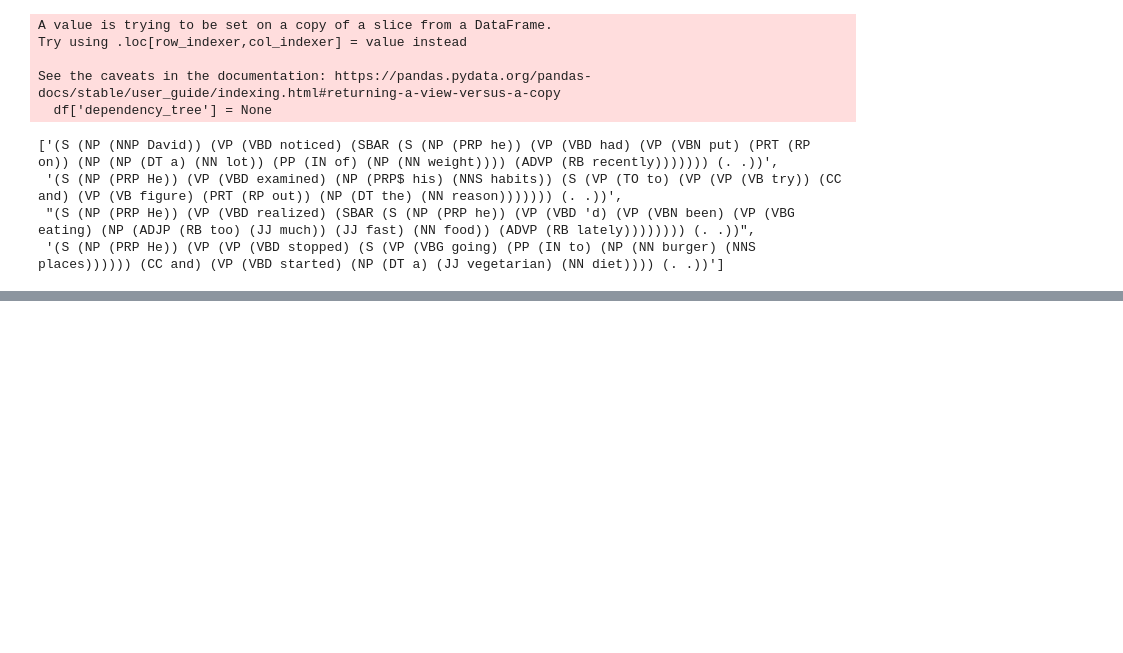
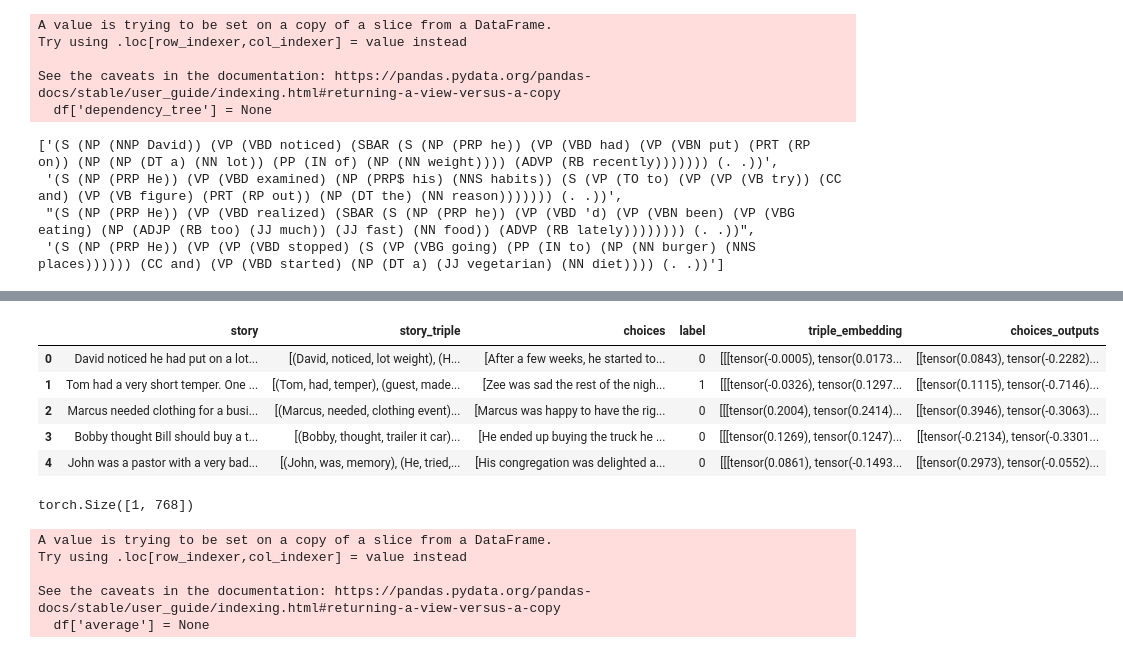
Before and after one commit to sveinerss/w266_project, a Jupyter notebook: dependency/Dependency_Graph.ipynb, the cells around one changed output, grey strips where cells are left out. Drawn from its saved outputs; the diff is of its cells as text; code cells hidden in the pictures; blank space fills up the shorter version.

```diff
--- a/dependency/Dependency_Graph.ipynb
+++ b/dependency/Dependency_Graph.ipynb
@@ -379,0 +398,3 @@ Incorrect Ending: Tom sat on his couch filled with regret about his actions.
+# %%
+sample_train = df_graph(train_df[0:5])
+sample_train
@@ -379,0 +413,47 @@ Incorrect Ending: Tom sat on his couch filled with regret about his actions.
+# %%
+def tokenize_for_cosine(df):
+  df['triple_embedding']= None
+  df['choices_outputs']= None
+  for index, row in df.iterrows():
+    encoded_triples = []
+    for triple in df.at[index,'story_triple']:
+        encoded_triple = tokenizer([triple[0], triple[1], triple[2]], is_split_into_words = True, return_tensors='pt', padding=True, truncation=True)
+        # encoded_triple = tokenizer(triple[0], triple[1], triple[2], return_tensors='pt', padding=True, truncation=True)
+        encoded_triples.append(encoded_triple)
+    # Pass encoded triples through BERT
+    with torch.no_grad():
+        embeddings = []
+        for encoded_triple in encoded_triples:
+            input_ids = encoded_triple['input_ids'].to(model.device)
+            attention_mask = encoded_triple['attention_mask'].to(model.device)
+            token_type_ids = encoded_triple['token_type_ids'].to(model.device)
+
+            outputs = model(input_ids=input_ids, attention_mask=attention_mask, token_type_ids=token_type_ids)
+            pooled_output = torch.mean(outputs.last_hidden_state, dim=1)  # Mean pooling
+            embeddings.append(pooled_output)
+
+        df.at[index,'triple_embedding'] = embeddings
+
+    choice_output = []
+    for choice in df.at[index,'choices']:
+      encoded_sentence = tokenizer(choice, return_tensors='pt', padding=True, truncation=True)  # Change here
+      with torch.no_grad():
+        outputs = model(**encoded_sentence)
+        pooled_output = torch.mean(outputs.last_hidden_state, dim=1).squeeze()
+        choice_output.append(pooled_output)
+    df.at[index,'choices_outputs'] = choice_output
+  return df
+# %%
+token_sample_train = tokenize_for_cosine(sample_train)
+token_sample_train
+# %% [output]
+|  | story | story_triple | choices | label | triple_embedding | choices_outputs |
+| 0 | David noticed he had put on a lot... | [(David, noticed, lot weight), (H... | [After a few weeks, he started to... | 0 | [[[tensor(-0.0005), tensor(0.0173... | [[tensor(0.0843), tensor(-0.2282)... |
+| 1 | Tom had a very short temper. One ... | [(Tom, had, temper), (guest, made... | [Zee was sad the rest of the nigh... | 1 | [[[tensor(-0.0326), tensor(0.1297... | [[tensor(0.1115), tensor(-0.7146)... |
+| 2 | Marcus needed clothing for a busi... | [(Marcus, needed, clothing event)... | [Marcus was happy to have the rig... | 0 | [[[tensor(0.2004), tensor(0.2414)... | [[tensor(0.3946), tensor(-0.3063)... |
+| 3 | Bobby thought Bill should buy a t... | [(Bobby, thought, trailer it car)... | [He ended up buying the truck he ... | 0 | [[[tensor(0.1269), tensor(0.1247)... | [[tensor(-0.2134), tensor(-0.3301... |
+| 4 | John was a pastor with a very bad... | [(John, was, memory), (He, tried,... | [His congregation was delighted a... | 0 | [[[tensor(0.0861), tensor(-0.1493... | [[tensor(0.2973), tensor(-0.0552)... |
+# %%
+token_sample_train.at[0,'triple_embedding'][1].shape
+# %% [output]
+torch.Size([1, 768])
@@ -379,0 +473,8 @@ Incorrect Ending: Tom sat on his couch filled with regret about his actions.
+# %%
+finish_train = cosine_scoring(token_sample_train[:1])
+# %% [output]
+A value is trying to be set on a copy of a slice from a DataFrame.
+Try using .loc[row_indexer,col_indexer] = value instead
+
+See the caveats in the documentation: https://pandas.pydata.org/pandas-docs/stable/user_guide/indexing.html#returning-a-view-versus-a-copy
+  df['average'] = None
```
Also changed, not shown: parts of 19 cells of this notebook, 20 other files.
